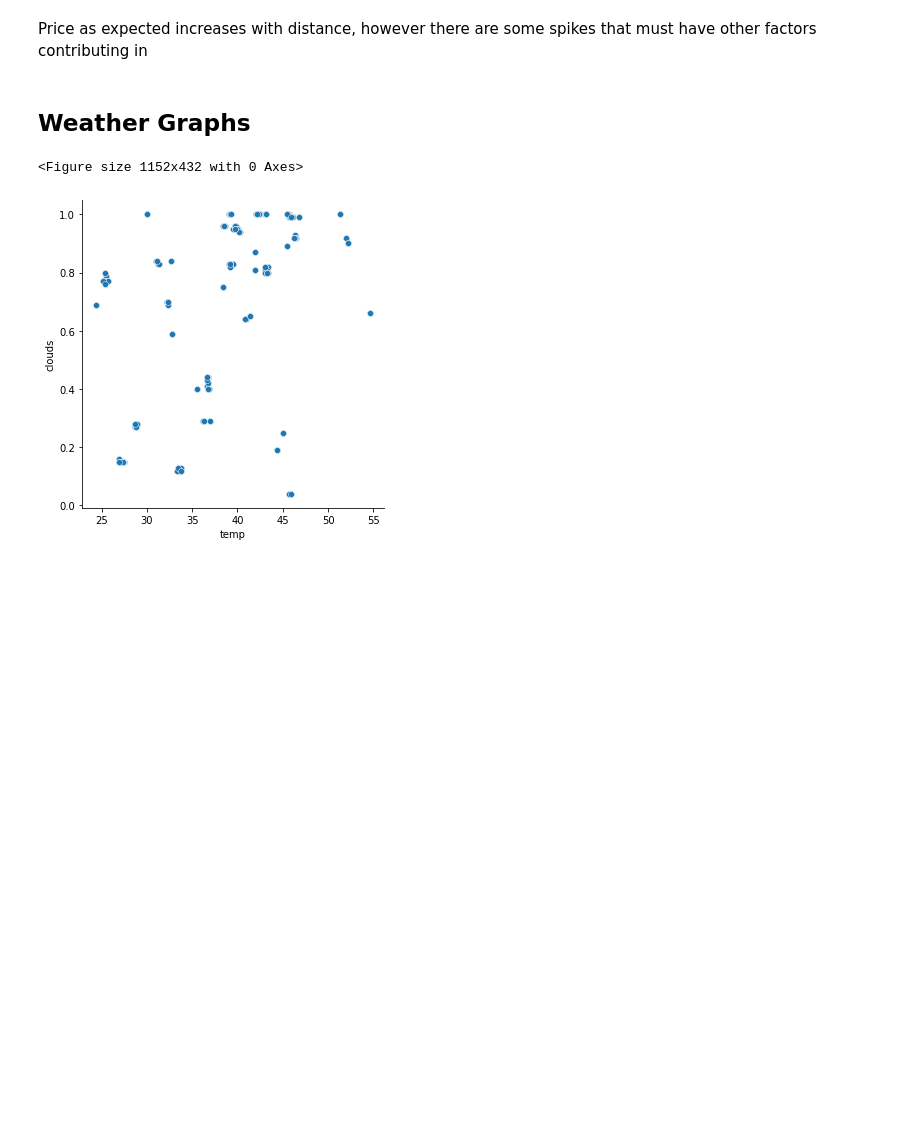
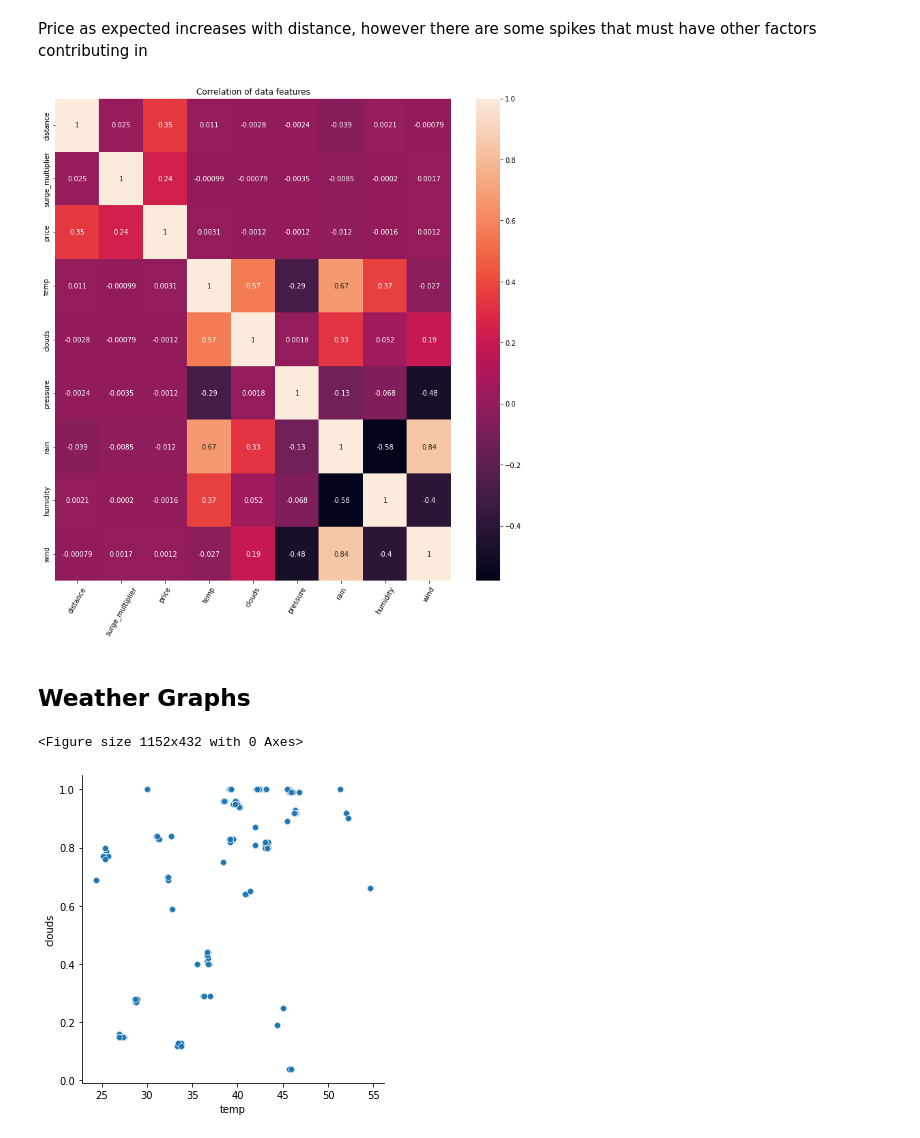
Before and after one commit to aymanmostafa11/Taxi-Ride-Fare-Prediction, a Jupyter notebook: ML Project.ipynb, the cells around one changed output. Drawn from its saved outputs; the diff is of its cells as text; code cells hidden in the pictures; blank space fills up the shorter version.

```diff
--- a/ML Project.ipynb
+++ b/ML Project.ipynb
@@ -285,5 +301,14 @@ plt.show()
 # %% [markdown]
 Price as expected increases with distance, however there are some spikes that must have other factors contributing in
+# %%
+plt.figure(figsize = (13, 13))
+plt.xticks(rotation = 60)
+plt.yticks(rotation = 60)
+plt.title('Correlation of data features')
+sns.heatmap(mergedData.corr(), annot = True)
+plt.show()
+# %% [output]
+[figure, added]
 # %% [markdown]
 ## Weather Graphs
 # %%
```
Also changed, not shown: parts of 22 cells of this notebook.
